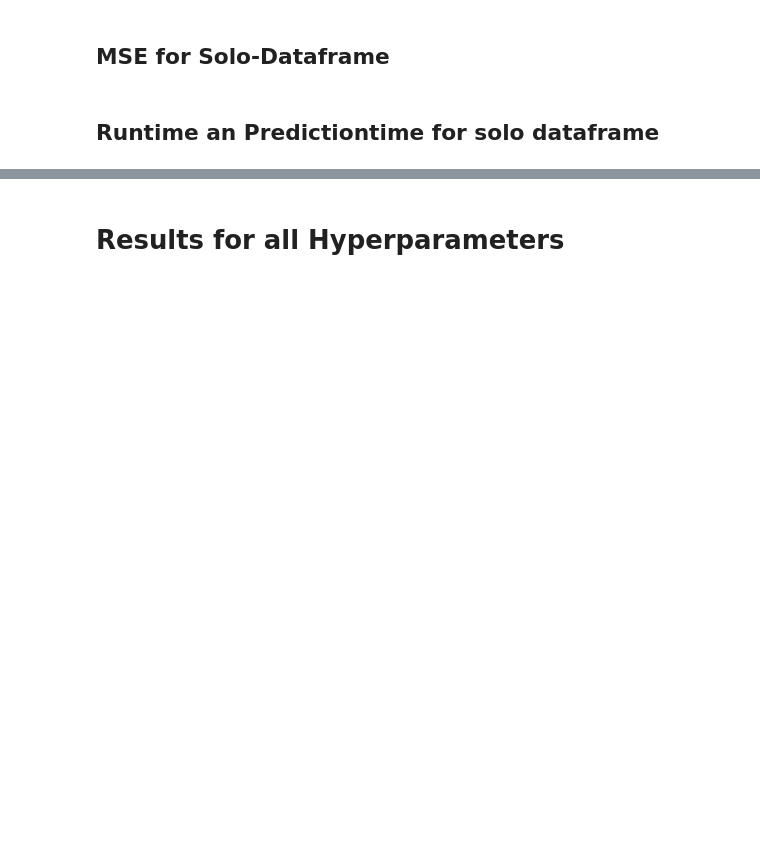
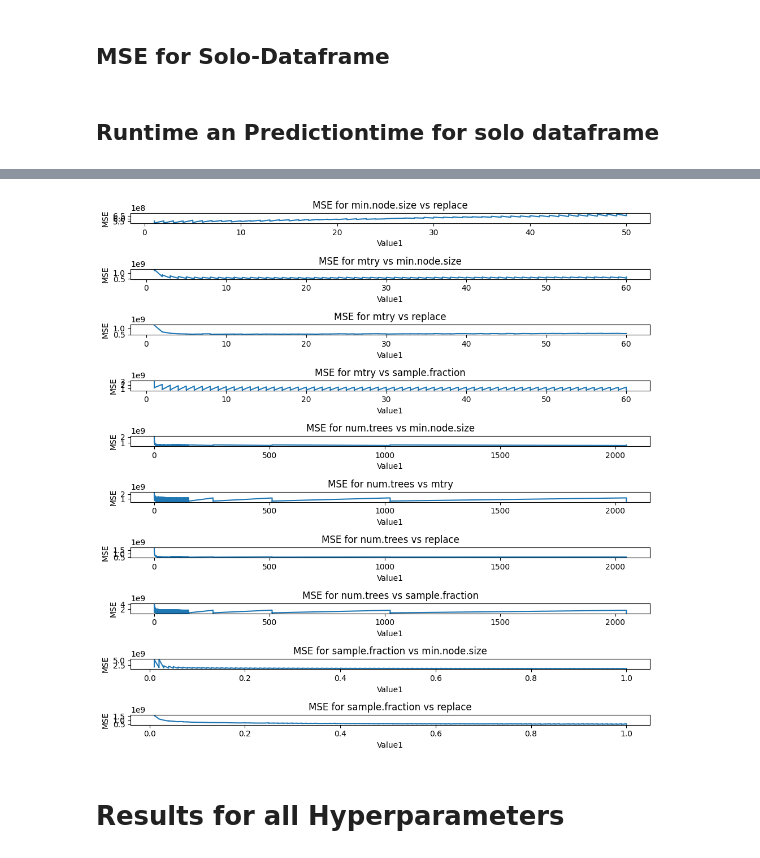
Before and after one commit to TimonKaeppel/tuning_house_prices, a Jupyter notebook: plotting_hyperpiratemeters_.ipynb, the cells around one changed output, grey strips where cells are left out. Saved outputs shown, nothing was run; the diff lists cells and outputs as text; code cells hidden in the pictures; blank space fills up the shorter version.

```diff
--- a/plotting_hyperpiratemeters_.ipynb
+++ b/plotting_hyperpiratemeters_.ipynb
@@ -44,3 +64,32 @@ for parameter in results_solo_with_higher_range_df['Parameter'].unique():
+# %%
+import matplotlib.pyplot as plt
+
+# Group the dataframe by Parameter1 and Parameter2
+grouped_df = results_pairwise_df.groupby(['Parameter1', 'Parameter2'])
+
+# Create a subplot for each group
+fig, axs = plt.subplots(len(grouped_df), 1, figsize=(10, 10))
+
+# Iterate over each group and create a plot
+for i, (group, data) in enumerate(grouped_df):
+    # Extract the values for Parameter1, Parameter2, and MSE
+    parameter1 = data['Value1']
+    parameter2 = data['Value2']
+    mse = data['MSE']
+
+    # Create a line plot
+    axs[i].plot(parameter1, mse)
+    axs[i].set_title(f'MSE for {group[0]} vs {group[1]}')
+    axs[i].set_xlabel('Value1')
+    axs[i].set_ylabel('MSE')
+
+# Adjust the spacing between subplots
+plt.tight_layout()
+
+# Show the plots
+plt.show()
+# %% [output]
+[figure, added]
 # %% [markdown]
 # Results for all Hyperparameters
 # %%
```
Also changed, not shown: parts of 4 cells of this notebook, 2 other files.
